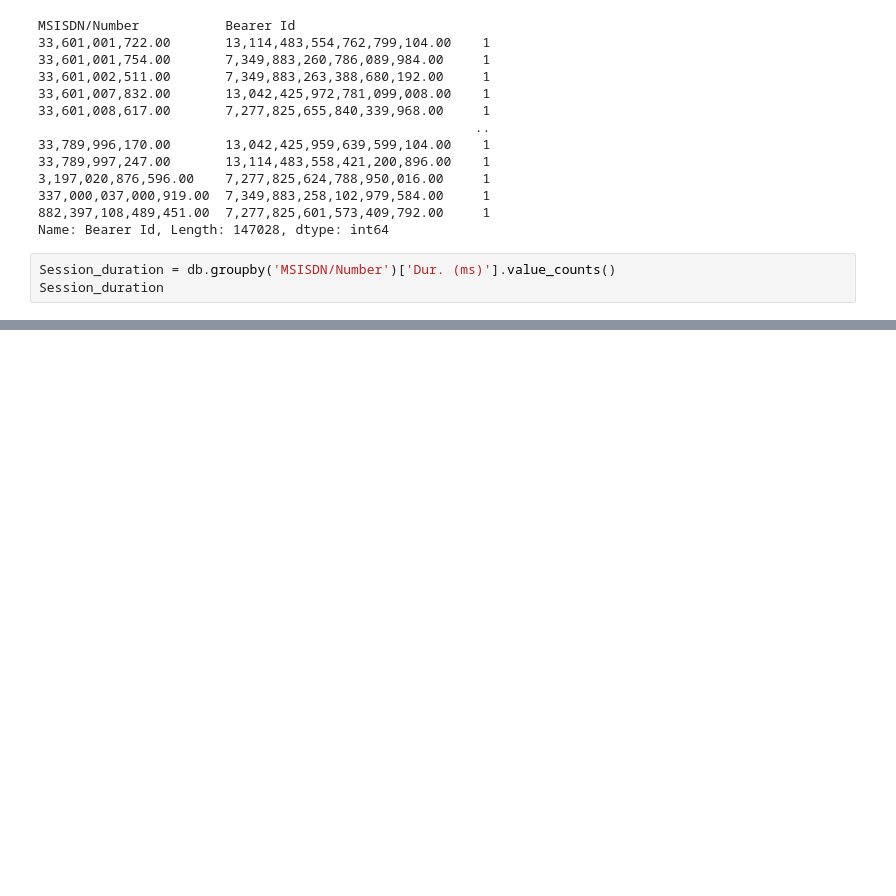
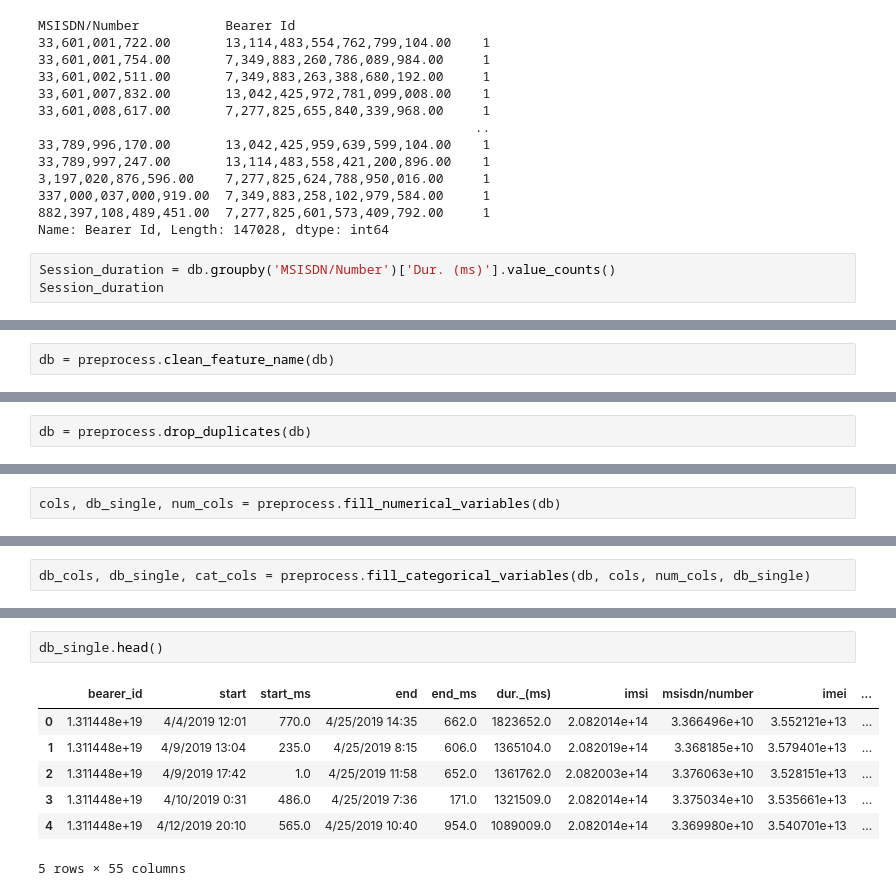
Before and after one commit to BirtukanK/Telecommunication_Industry_analysis, a Jupyter notebook: notebook/clean_xdr.ipynb, the cells around one changed output, grey strips where cells are left out. Cells and saved outputs as stored; diff of their text form; blank space fills up the shorter version.

```diff
--- a/notebook/clean_xdr.ipynb
+++ b/notebook/clean_xdr.ipynb
@@ -427,0 +491,2 @@ total_data
+# %%
+db = preprocess.clean_feature_name(db)
@@ -427,0 +516,2 @@ total_data
+# %%
+db = preprocess.drop_duplicates(db)
@@ -427,0 +548,2 @@ total_data
+# %%
+cols, db_single, num_cols = preprocess.fill_numerical_variables(db)
@@ -427,0 +572,2 @@ total_data
+# %%
+db_cols, db_single, cat_cols = preprocess.fill_categorical_variables(db, cols, num_cols, db_single)
@@ -427,0 +620,10 @@ total_data
+# %%
+db_single.head()
+# %% [output]
+|  | bearer_id | start | start_ms | end | end_ms | dur._(ms) | imsi | msisdn/number | imei | ... |
+| 0 | 1.311448e+19 | 4/4/2019 12:01 | 770.0 | 4/25/2019 14:35 | 662.0 | 1823652.0 | 2.082014e+14 | 3.366496e+10 | 3.552121e+13 | ... |
+| 1 | 1.311448e+19 | 4/9/2019 13:04 | 235.0 | 4/25/2019 8:15 | 606.0 | 1365104.0 | 2.082019e+14 | 3.368185e+10 | 3.579401e+13 | ... |
+| 2 | 1.311448e+19 | 4/9/2019 17:42 | 1.0 | 4/25/2019 11:58 | 652.0 | 1361762.0 | 2.082003e+14 | 3.376063e+10 | 3.528151e+13 | ... |
+| 3 | 1.311448e+19 | 4/10/2019 0:31 | 486.0 | 4/25/2019 7:36 | 171.0 | 1321509.0 | 2.082014e+14 | 3.375034e+10 | 3.535661e+13 | ... |
+| 4 | 1.311448e+19 | 4/12/2019 20:10 | 565.0 | 4/25/2019 10:40 | 954.0 | 1089009.0 | 2.082014e+14 | 3.369980e+10 | 3.540701e+13 | ... |
+5 rows × 55 columns
```
Also changed, not shown: parts of 21 cells of this notebook, 3 other files.
